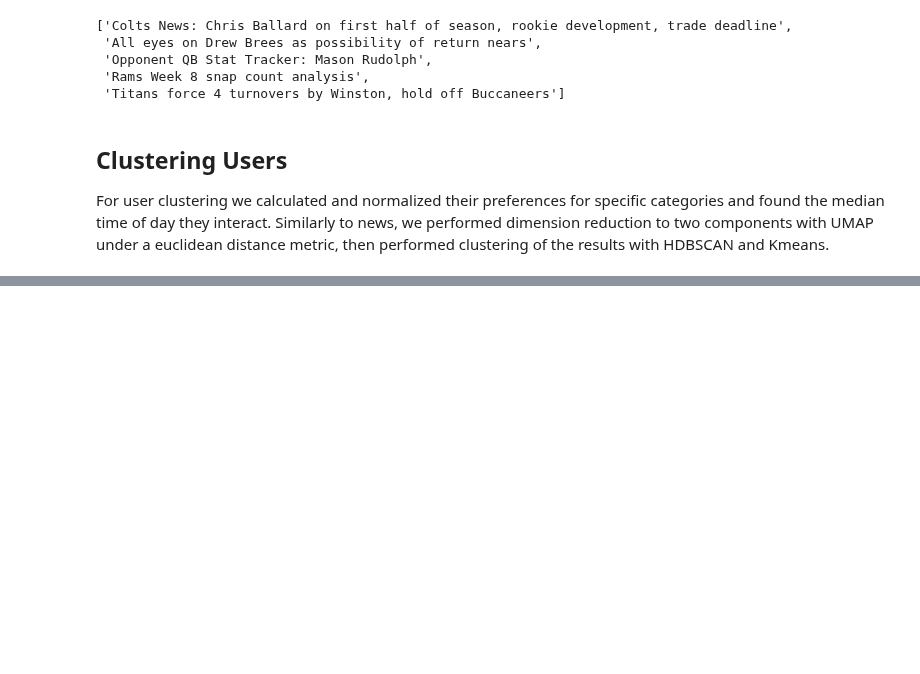
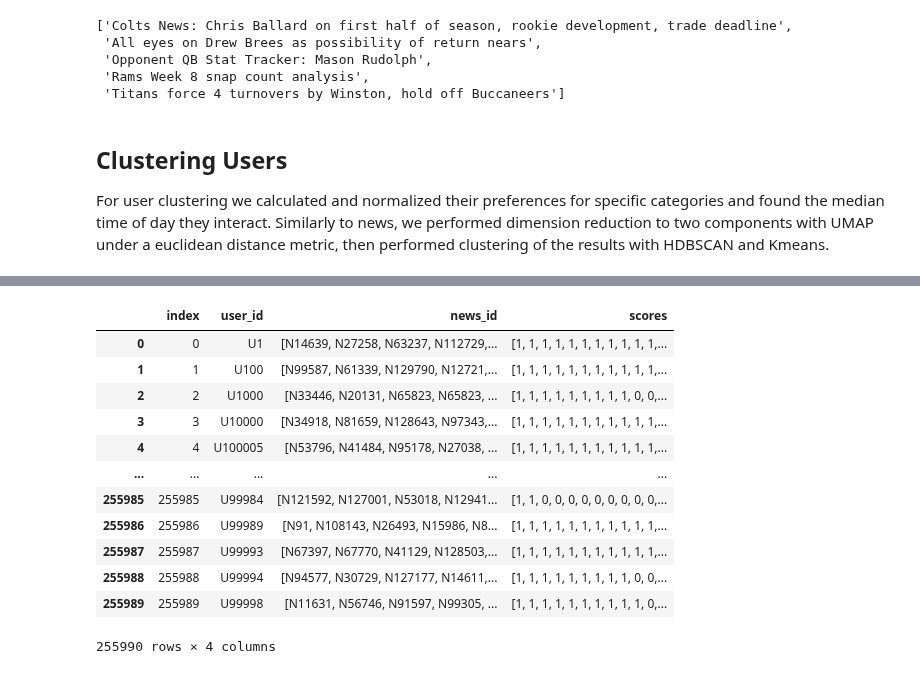
Before and after one commit to nicholas-rf/RecommenderProject, a Jupyter notebook: ExploratoryAnalysis/clustering_report.ipynb, the cells around one changed output, grey strips where cells are left out. Saved outputs shown, nothing was run; the diff lists cells and outputs as text; code cells hidden in the pictures; blank space fills up the shorter version.

```diff
--- a/ExploratoryAnalysis/clustering_report.ipynb
+++ b/ExploratoryAnalysis/clustering_report.ipynb
@@ -70,0 +148,16 @@ import data_processing_modules as dpm/
+# %%
+all_ratings2.reset_index()
+# %% [output]
+|  | index | user_id | news_id | scores |
+| 0 | 0 | U1 | [N14639, N27258, N63237, N112729,... | [1, 1, 1, 1, 1, 1, 1, 1, 1, 1, 1,... |
+| 1 | 1 | U100 | [N99587, N61339, N129790, N12721,... | [1, 1, 1, 1, 1, 1, 1, 1, 1, 1, 1,... |
+| 2 | 2 | U1000 | [N33446, N20131, N65823, N65823, ... | [1, 1, 1, 1, 1, 1, 1, 1, 1, 0, 0,... |
+| 3 | 3 | U10000 | [N34918, N81659, N128643, N97343,... | [1, 1, 1, 1, 1, 1, 1, 1, 1, 1, 1,... |
+| 4 | 4 | U100005 | [N53796, N41484, N95178, N27038, ... | [1, 1, 1, 1, 1, 1, 1, 1, 1, 1, 1,... |
+| ... | ... | ... | ... | ... |
+| 255985 | 255985 | U99984 | [N121592, N127001, N53018, N12941... | [1, 1, 0, 0, 0, 0, 0, 0, 0, 0, 0,... |
+| 255986 | 255986 | U99989 | [N91, N108143, N26493, N15986, N8... | [1, 1, 1, 1, 1, 1, 1, 1, 1, 1, 1,... |
+| 255987 | 255987 | U99993 | [N67397, N67770, N41129, N128503,... | [1, 1, 1, 1, 1, 1, 1, 1, 1, 1, 1,... |
+| 255988 | 255988 | U99994 | [N94577, N30729, N127177, N14611,... | [1, 1, 1, 1, 1, 1, 1, 1, 1, 0, 0,... |
+| 255989 | 255989 | U99998 | [N11631, N56746, N91597, N99305, ... | [1, 1, 1, 1, 1, 1, 1, 1, 1, 1, 0,... |
+255990 rows × 4 columns
```
Also changed, not shown: parts of 21 cells of this notebook, 4 other files.
